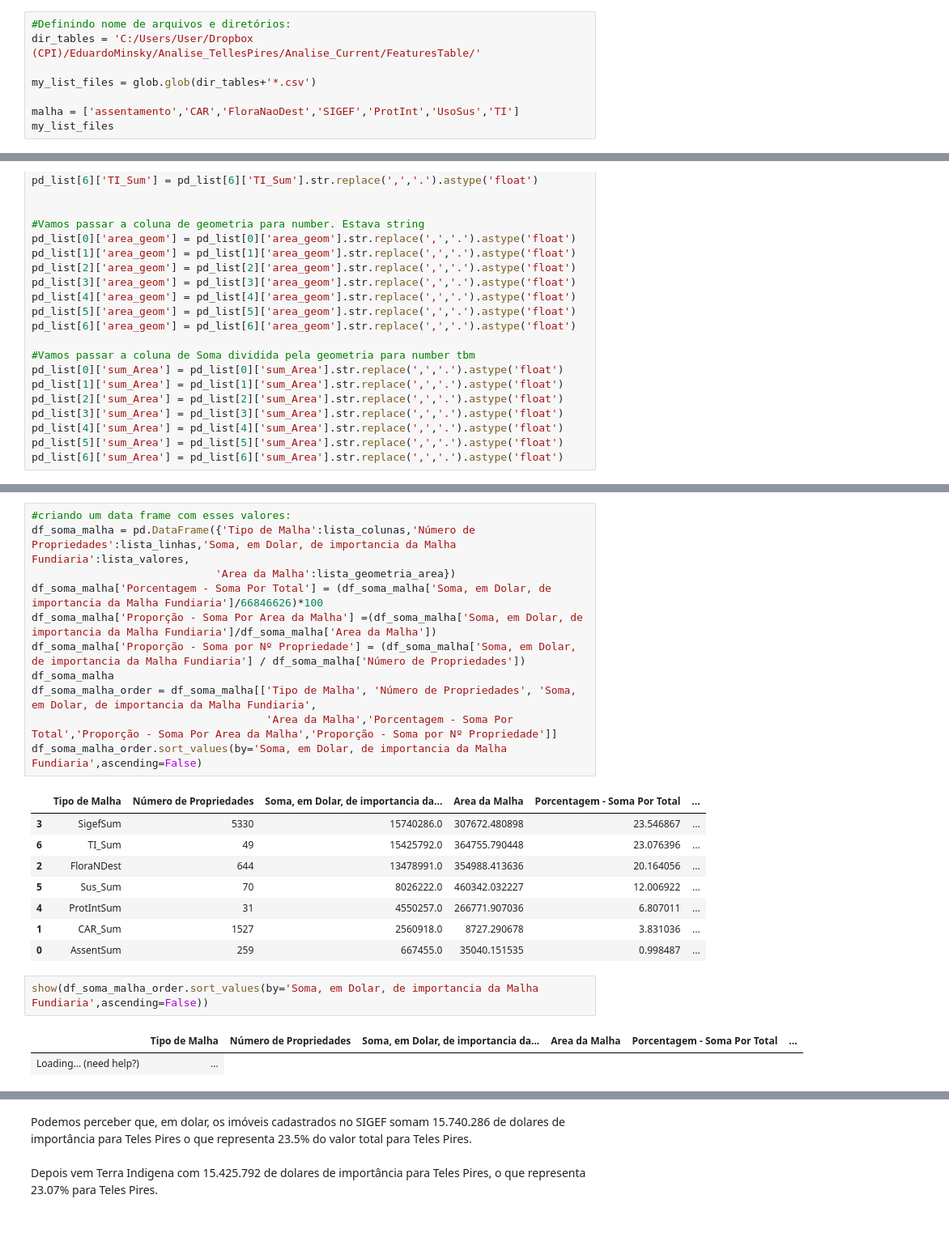
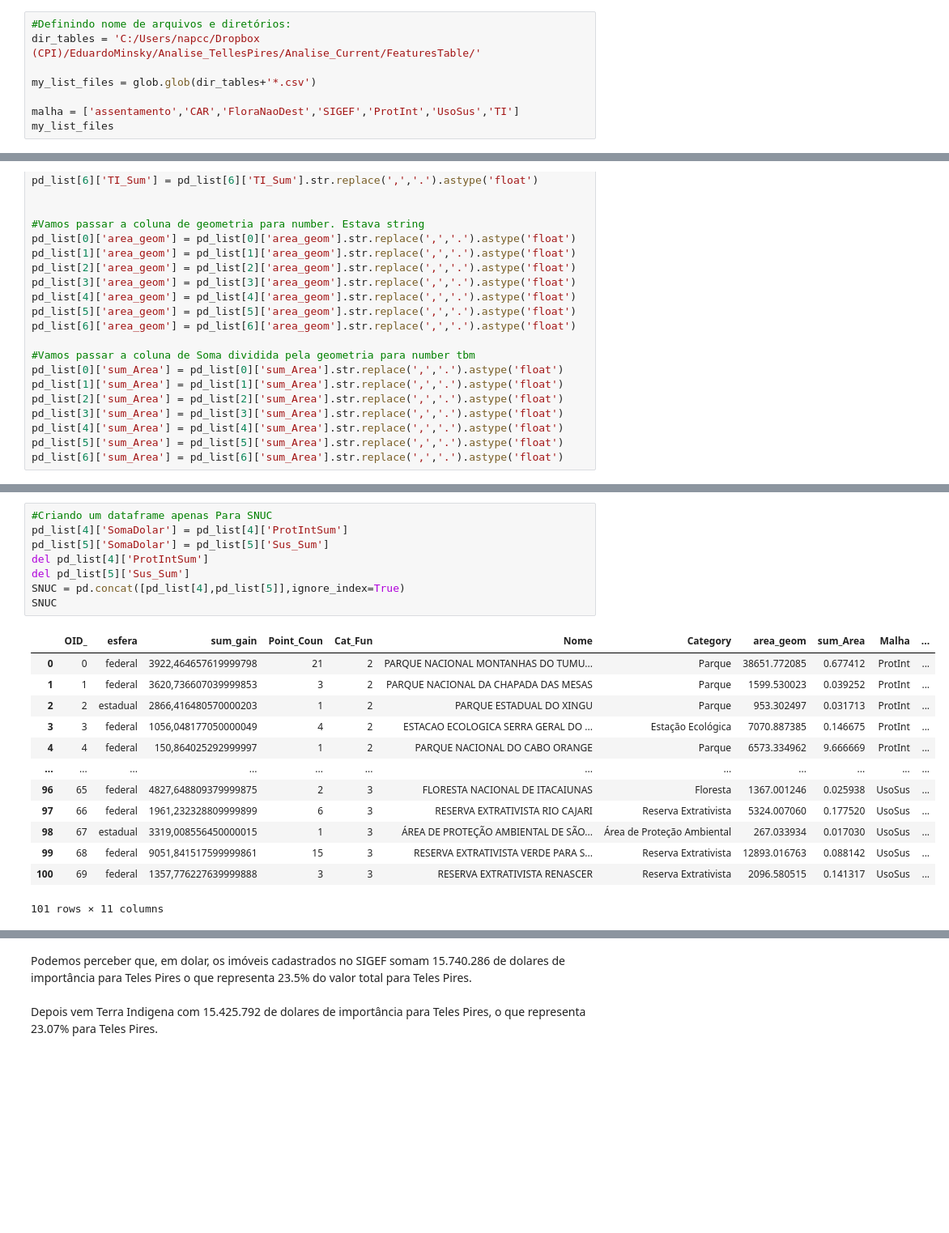
Before and after one commit to EduMinsky/AnaliseTelesPires, a Jupyter notebook: Analise Teles Pires.ipynb, the cells around one changed output, grey strips where cells are left out. Shown at 81% size. Drawn from its saved outputs; the diff is of its cells as text; blank space fills up the shorter version.

```diff
--- a/Analise Teles Pires.ipynb
+++ b/Analise Teles Pires.ipynb
@@ -12,7 +12,7 @@ from itables import show
 import jenkspy
 # %%
 #Definindo nome de arquivos e diretórios:
-dir_tables = 'C:/Users/User/Dropbox (CPI)/EduardoMinsky/Analise_TellesPires/Analise_Current/FeaturesTable/'
+dir_tables = 'C:/Users/napcc/Dropbox (CPI)/EduardoMinsky/Analise_TellesPires/Analise_Current/FeaturesTable/'
 
 my_list_files = glob.glob(dir_tables+'*.csv')
 
@@ -97,25 +68,22 @@ lista_geometria_area
-# %%
-#criando um data frame com esses valores:
-df_soma_malha = pd.DataFrame({'Tipo de Malha':lista_colunas,'Número de Propriedades':lista_linhas,'Soma, em Dolar, de importancia da Malha Fundiaria':lista_valores,
-                             'Area da Malha':lista_geometria_area})
-df_soma_malha['Porcentagem - Soma Por Total'] = (df_soma_malha['Soma, em Dolar, de importancia da Malha Fundiaria']/66846626)*100
-df_soma_malha['Proporção - Soma Por Area da Malha'] =(df_soma_malha['Soma, em Dolar, de importancia da Malha Fundiaria']/df_soma_malha['Area da Malha'])
-df_soma_malha['Proporção - Soma por Nº Propriedade'] = (df_soma_malha['Soma, em Dolar, de importancia da Malha Fundiaria'] / df_soma_malha['Número de Propriedades'])
-df_soma_malha
-df_soma_malha_order = df_soma_malha[['Tipo de Malha', 'Número de Propriedades', 'Soma, em Dolar, de importancia da Malha Fundiaria',
-                                     'Area da Malha','Porcentagem - Soma Por Total','Proporção - Soma Por Area da Malha','Proporção - Soma por Nº Propriedade']]
-df_soma_malha_order.sort_values(by='Soma, em Dolar, de importancia da Malha Fundiaria',ascending=False)
-# %% [output]
-|  | Tipo de Malha | Número de Propriedades | Soma, em Dolar, de importancia da... | Area da Malha | Porcentagem - Soma Por Total | ... |
-| 3 | SigefSum | 5330 | 15740286.0 | 307672.480898 | 23.546867 | ... |
-| 6 | TI_Sum | 49 | 15425792.0 | 364755.790448 | 23.076396 | ... |
-| 2 | FloraNDest | 644 | 13478991.0 | 354988.413636 | 20.164056 | ... |
-| 5 | Sus_Sum | 70 | 8026222.0 | 460342.032227 | 12.006922 | ... |
-| 4 | ProtIntSum | 31 | 4550257.0 | 266771.907036 | 6.807011 | ... |
-| 1 | CAR_Sum | 1527 | 2560918.0 | 8727.290678 | 3.831036 | ... |
-| 0 | AssentSum | 259 | 667455.0 | 35040.151535 | 0.998487 | ... |
-# %%
-show(df_soma_malha_order.sort_values(by='Soma, em Dolar, de importancia da Malha Fundiaria',ascending=False))
-# %% [output]
-|  | Tipo de Malha | Número de Propriedades | Soma, em Dolar, de importancia da... | Area da Malha | Porcentagem - Soma Por Total | ... |
-| Loading... (need help?) | ... |
+# %%
+#Criando um dataframe apenas Para SNUC
+pd_list[4]['SomaDolar'] = pd_list[4]['ProtIntSum']
+pd_list[5]['SomaDolar'] = pd_list[5]['Sus_Sum']
+del pd_list[4]['ProtIntSum']
+del pd_list[5]['Sus_Sum']
+SNUC = pd.concat([pd_list[4],pd_list[5]],ignore_index=True)
+SNUC
+# %% [output]
+|  | OID_ | esfera | sum_gain | Point_Coun | Cat_Fun | Nome | Category | area_geom | sum_Area | Malha | ... |
+| 0 | 0 | federal | 3922,464657619999798 | 21 | 2 | PARQUE NACIONAL MONTANHAS DO TUMU... | Parque | 38651.772085 | 0.677412 | ProtInt | ... |
+| 1 | 1 | federal | 3620,736607039999853 | 3 | 2 | PARQUE NACIONAL DA CHAPADA DAS MESAS | Parque | 1599.530023 | 0.039252 | ProtInt | ... |
+| 2 | 2 | estadual | 2866,416480570000203 | 1 | 2 | PARQUE ESTADUAL DO XINGU | Parque | 953.302497 | 0.031713 | ProtInt | ... |
+| 3 | 3 | federal | 1056,048177050000049 | 4 | 2 | ESTACAO ECOLOGICA SERRA GERAL DO ... | Estação Ecológica | 7070.887385 | 0.146675 | ProtInt | ... |
+| 4 | 4 | federal | 150,864025292999997 | 1 | 2 | PARQUE NACIONAL DO CABO ORANGE | Parque | 6573.334962 | 9.666669 | ProtInt | ... |
+| ... | ... | ... | ... | ... | ... | ... | ... | ... | ... | ... | ... |
+| 96 | 65 | federal | 4827,648809379999875 | 2 | 3 | FLORESTA NACIONAL DE ITACAIUNAS | Floresta | 1367.001246 | 0.025938 | UsoSus | ... |
+| 97 | 66 | federal | 1961,232328809999899 | 6 | 3 | RESERVA EXTRATIVISTA RIO CAJARI | Reserva Extrativista | 5324.007060 | 0.177520 | UsoSus | ... |
+| 98 | 67 | estadual | 3319,008556450000015 | 1 | 3 | ÁREA DE PROTEÇÃO AMBIENTAL DE SÃO... | Área de Proteção Ambiental | 267.033934 | 0.017030 | UsoSus | ... |
+| 99 | 68 | federal | 9051,841517599999861 | 15 | 3 | RESERVA EXTRATIVISTA VERDE PARA S... | Reserva Extrativista | 12893.016763 | 0.088142 | UsoSus | ... |
+| 100 | 69 | federal | 1357,776227639999888 | 3 | 3 | RESERVA EXTRATIVISTA RENASCER | Reserva Extrativista | 2096.580515 | 0.141317 | UsoSus | ... |
+101 rows × 11 columns
```
Also changed, not shown: parts of 25 cells of this notebook.
